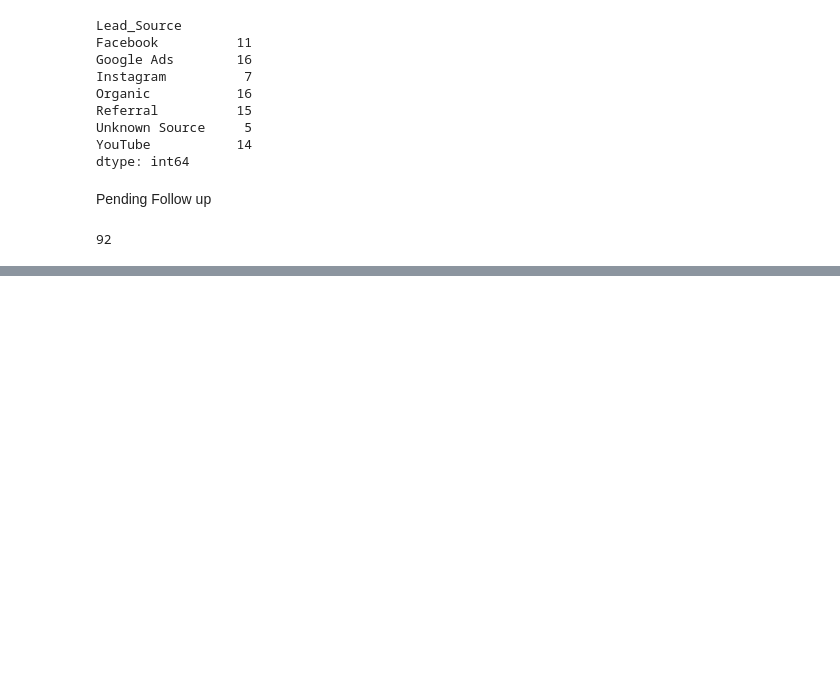
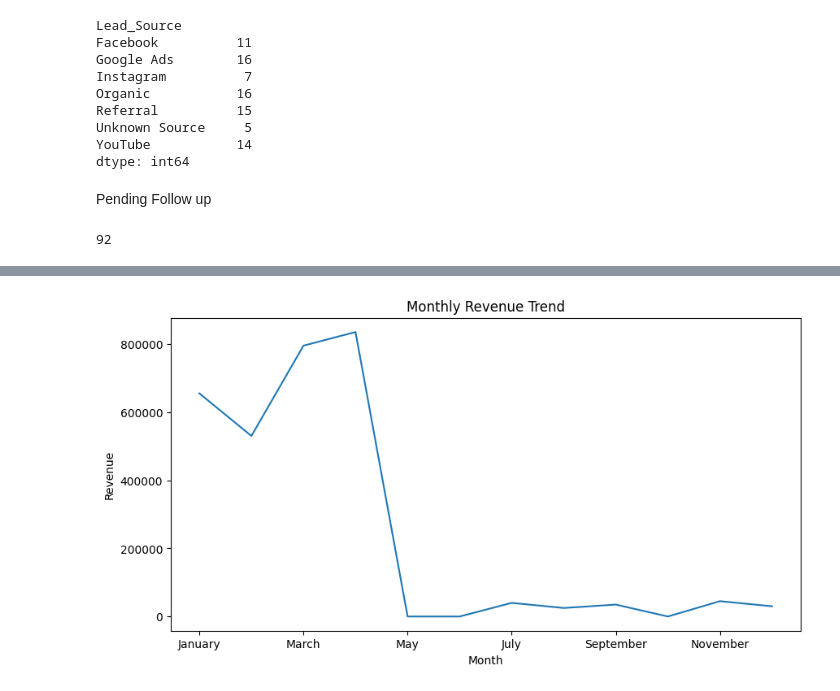
Before and after one commit to Arti102/MIS, a Jupyter notebook: Pythoncode.ipynb, the cells around one changed output, grey strips where cells are left out. Drawn from its saved outputs; the diff is of its cells as text; code cells hidden in the pictures; blank space fills up the shorter version.

```diff
--- a/Pythoncode.ipynb
+++ b/Pythoncode.ipynb
@@ -275,0 +417,6 @@ KeyError: 'Month'
+# %%
+monthly_revenue = df.groupby('Month')['Revenue'].sum()
+
+monthly_revenue = monthly_revenue.reindex(month_order)
+
+print(monthly_revenue)
@@ -275,0 +438,12 @@ KeyError: 'Month'
+# %%
+monthly_revenue.plot(kind='line', figsize=(10,5))
+
+plt.title("Monthly Revenue Trend")
+
+plt.xlabel("Month")
+
+plt.ylabel("Revenue")
+
+plt.show()
+# %% [output]
+[figure, added]
```
Also changed, not shown: parts of 19 cells of this notebook.
